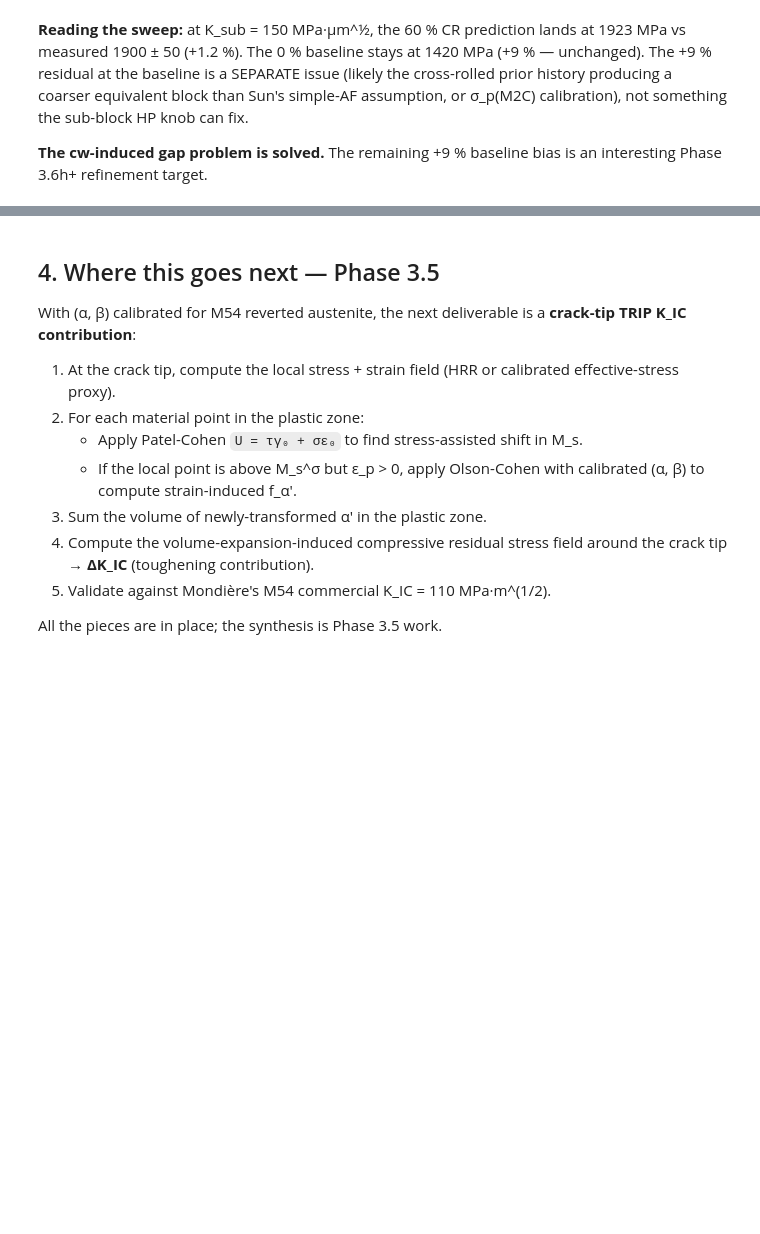
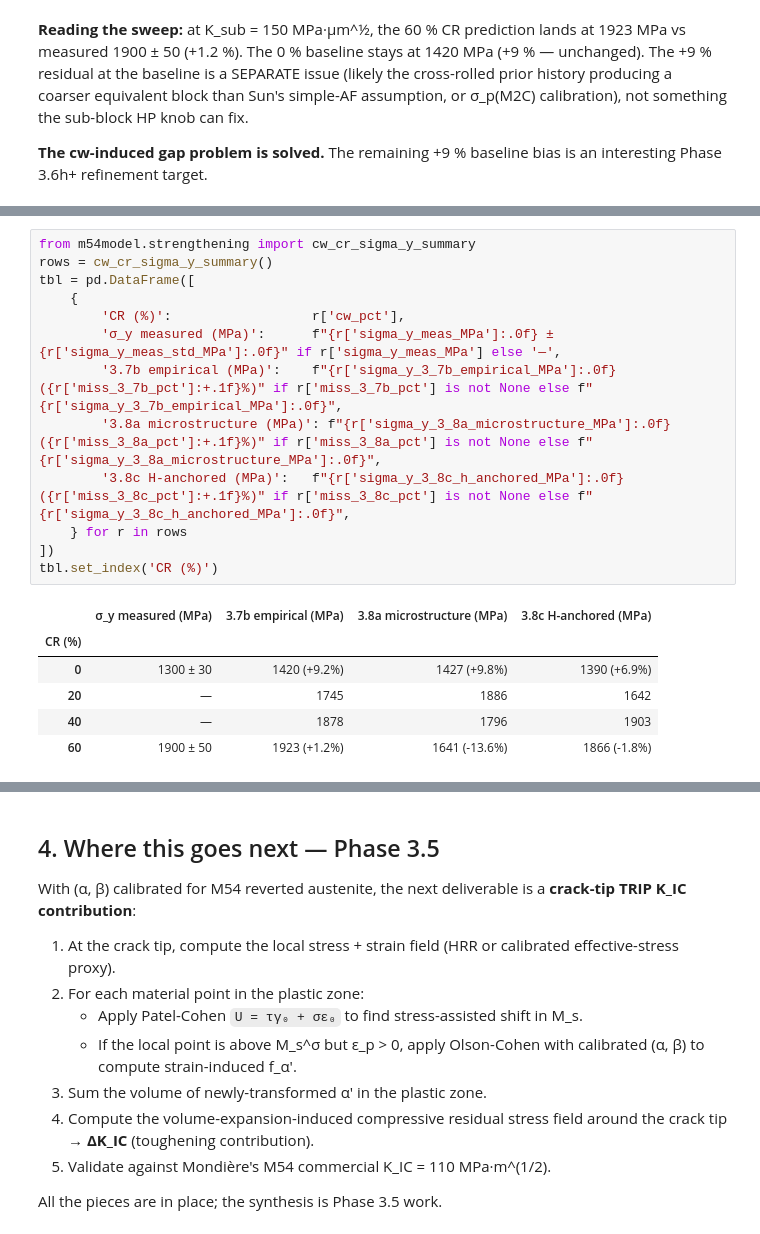
Before and after one commit to jedwa006/alloy-strengthening-contributions-modeling-public, a Jupyter notebook: notebooks/02_trip_toughening.ipynb, the cells around one changed output, grey strips where cells are left out. Drawn from its saved outputs; the diff is of its cells as text; blank space fills up the shorter version.

```diff
--- a/notebooks/02_trip_toughening.ipynb
+++ b/notebooks/02_trip_toughening.ipynb
@@ -453,0 +470,20 @@ bias is an interesting Phase 3.6h+ refinement target.
+# %%
+from m54model.strengthening import cw_cr_sigma_y_summary
+rows = cw_cr_sigma_y_summary()
+tbl = pd.DataFrame([
+    {
+        'CR (%)':                  r['cw_pct'],
+        'σ_y measured (MPa)':      f"{r['sigma_y_meas_MPa']:.0f} ± {r['sigma_y_meas_std_MPa']:.0f}" if r['sigma_y_meas_MPa'] else '—',
+        '3.7b empirical (MPa)':    f"{r['sigma_y_3_7b_empirical_MPa']:.0f} ({r['miss_3_7b_pct']:+.1f}%)" if r['miss_3_7b_pct'] is not None else f"{r['sigma_y_3_7b_empirical_MPa']:.0f}",
+        '3.8a microstructure (MPa)': f"{r['sigma_y_3_8a_microstructure_MPa']:.0f} ({r['miss_3_8a_pct']:+.1f}%)" if r['miss_3_8a_pct'] is not None else f"{r['sigma_y_3_8a_microstructure_MPa']:.0f}",
+        '3.8c H-anchored (MPa)':   f"{r['sigma_y_3_8c_h_anchored_MPa']:.0f} ({r['miss_3_8c_pct']:+.1f}%)" if r['miss_3_8c_pct'] is not None else f"{r['sigma_y_3_8c_h_anchored_MPa']:.0f}",
+    } for r in rows
+])
+tbl.set_index('CR (%)')
+# %% [output]
+|  | σ_y measured (MPa) | 3.7b empirical (MPa) | 3.8a microstructure (MPa) | 3.8c H-anchored (MPa) |
+| CR (%) |  |  |  |  |
+| 0 | 1300 ± 30 | 1420 (+9.2%) | 1427 (+9.8%) | 1390 (+6.9%) |
+| 20 | — | 1745 | 1886 | 1642 |
+| 40 | — | 1878 | 1796 | 1903 |
+| 60 | 1900 ± 50 | 1923 (+1.2%) | 1641 (-13.6%) | 1866 (-1.8%) |
```
Also changed, not shown: parts of 5 cells of this notebook, 5 other files.
